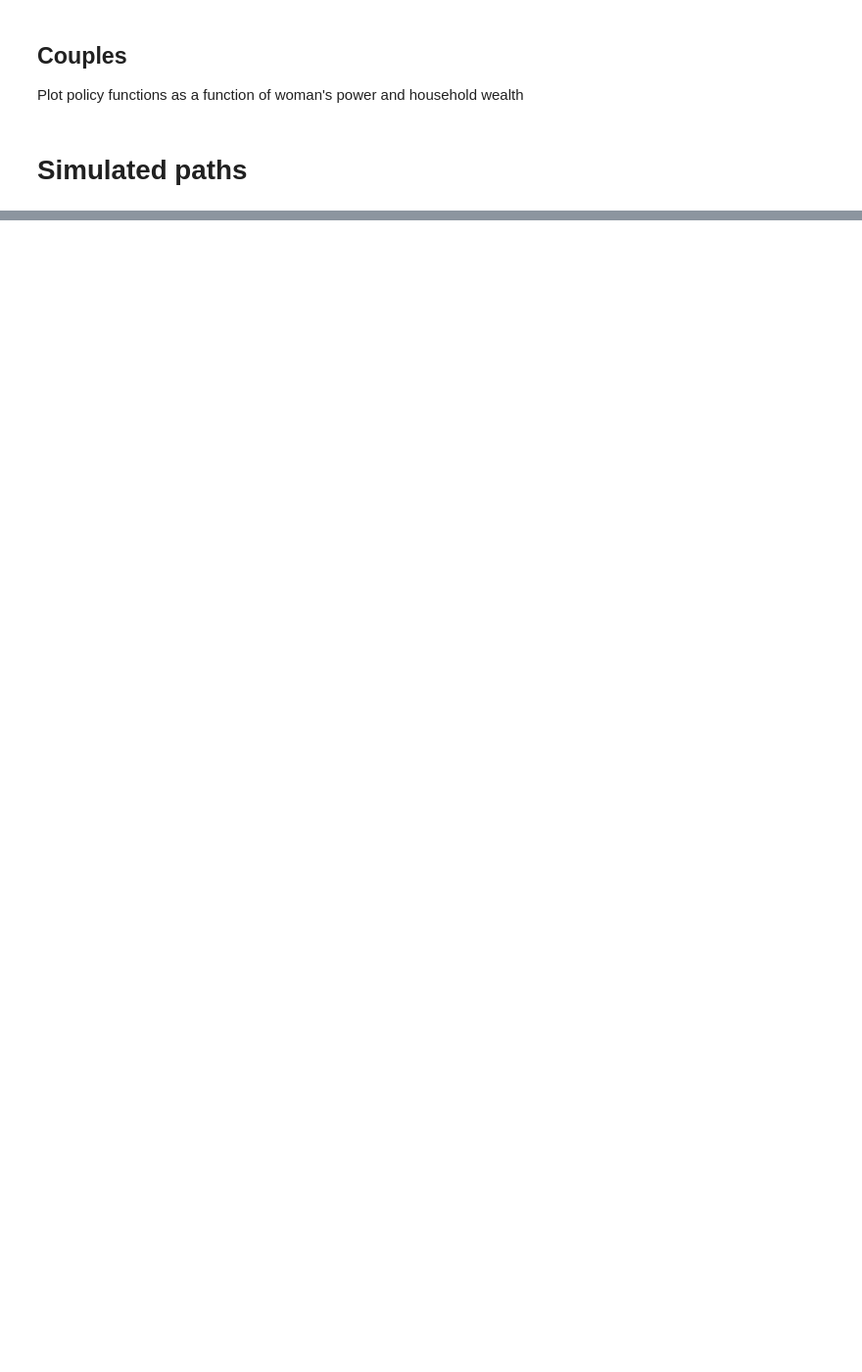
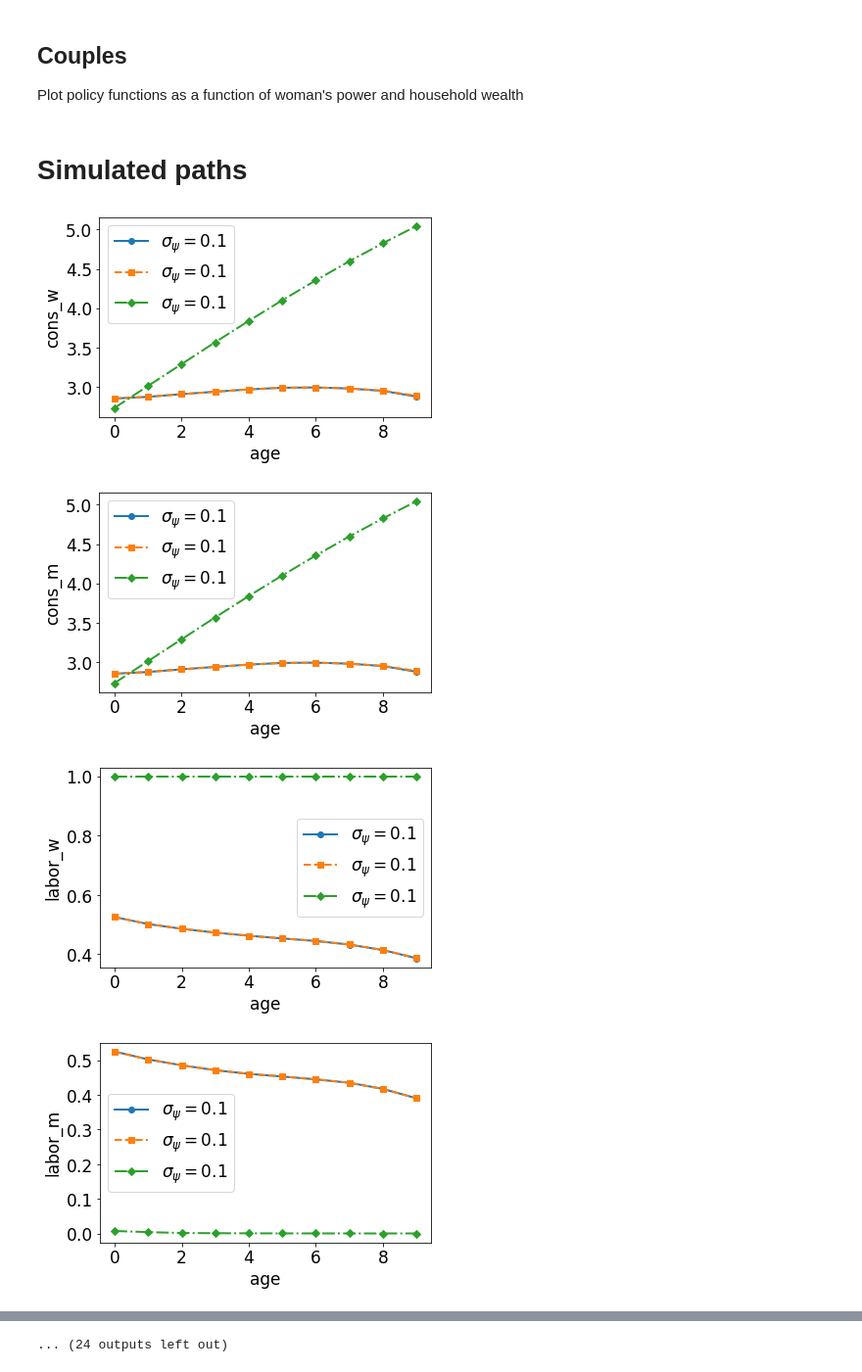
Before and after one commit to ThomasHJorgensen/LimitedCommitmentTest, a Jupyter notebook: Check Model.ipynb, the cells around one changed output, grey strips where cells are left out. Shown at 98% size. Cells and saved outputs as stored; diff of their text form; code cells hidden in the pictures; blank space fills up the shorter version.

```diff
--- a/Check Model.ipynb
+++ b/Check Model.ipynb
@@ -158,7 +173,7 @@ print(np.mean(model.sol.EVw_pd.ravel())) # -0.2964800760720916 t=T-1
 # %%
 SAVE = False
 var_list = ('cons_w','cons_m','labor_w','labor_m','A','power','power_idx','love','couple')
-model_list = ('model 3',)
+model_list = ('model 3, limited','model 3, NASH','model 3, full' )
 
 for init_power_idx in (1,10):
     for init_love in (0.0,0.2):
@@ -171,30 +186,35 @@ for init_power_idx in (1,10):
                 model.sim.init_love[:] = init_love
                 model.simulate()
 
             for var in var_list:
 
                 fig, ax = plt.subplots()
 
                 for i,name in enumerate(model_list):
                     model = models[name]
 
                     # pick out couples (if not the share of couples is plotted)
                     if var == 'couple':
                         nan = 0.0
                     else:
                         I = model.sim.couple<1
                         nan = np.zeros(I.shape)
                         nan[I] = np.nan
 
                     # pick relevant variable for couples
                     y = getattr(model.sim,var)
                     y = np.nanmean(y + nan,axis=0)
 
                     ax.plot(y,marker=markers[i],linestyle=linestyles[i],linewidth=linewidth,label=model.spec['latexname']);
                     ax.set(xlabel='age',ylabel=f'{var}');
 
                 plt.legend()
 
                 fig_name = f'sim {var} init power{np.round(model.par.grid_power[init_power_idx],2)}_love{init_love}'
                 plt.tight_layout()
                 if SAVE: plt.savefig(path+fig_name+'.pdf')
+# %% [output]
+[figure, added]
+[figure, added]
+[figure, added]
+[figure, added]
@@ -200,0 +229 @@ for init_power_idx in (1,10):
+... (24 outputs left out)
```
Also changed, not shown: parts of 5 cells of this notebook, 4 other files.
